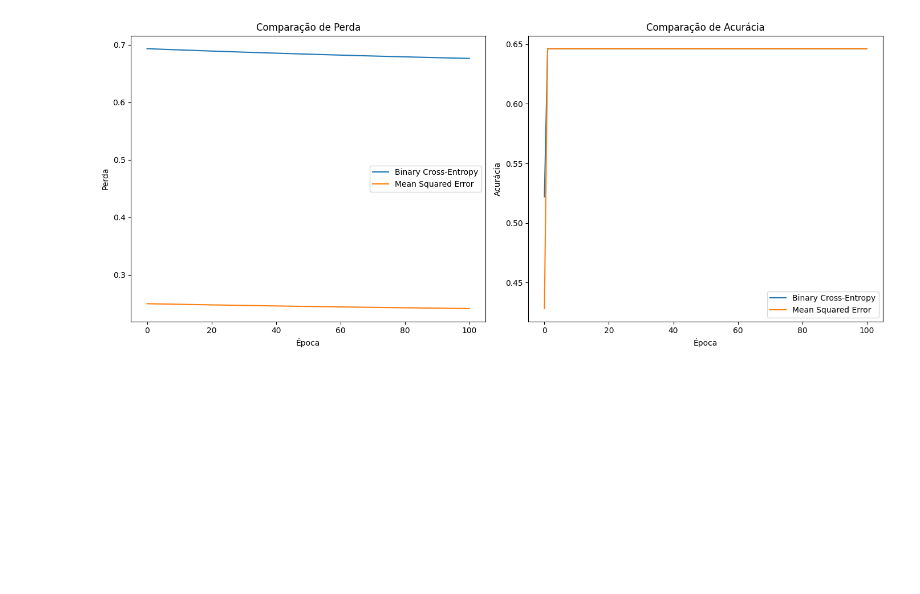
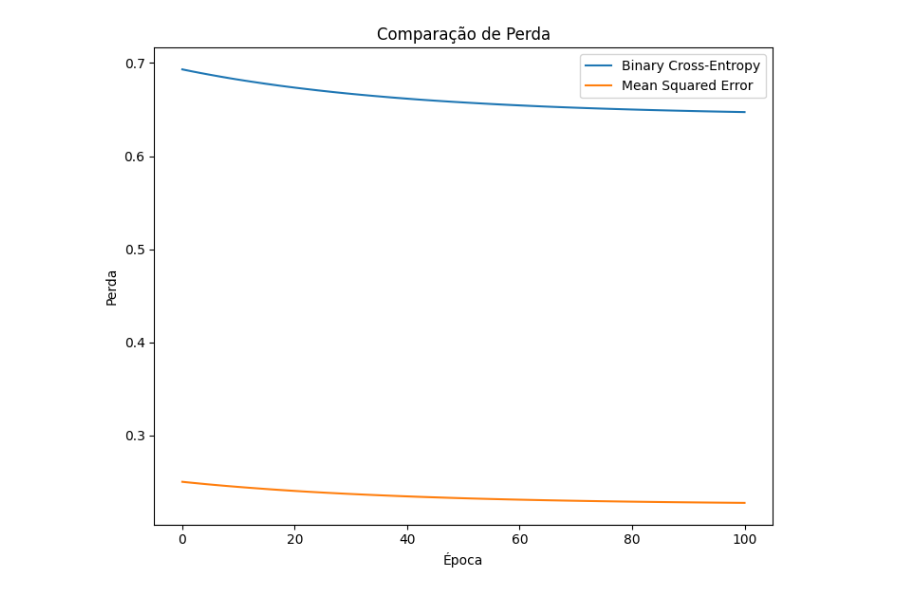
Before and after one commit to felipeabe/artificial-neural-network, a Jupyter notebook: trabalho.ipynb, the cells around one changed output. Saved outputs shown, nothing was run; the diff lists cells and outputs as text; code cells hidden in the pictures; blank space fills up the shorter version.

```diff
--- a/trabalho.ipynb
+++ b/trabalho.ipynb
@@ -130,4 +107,28 @@ Proporção das classes no conjunto de teste:
 # %%
+#import binary dataset
+dfb = pd.read_csv('alzheimer.csv')
+#outcome:
+# 1- alzheimer
+# 0- no alzheimer
+
+#selecting useful columns
+selected_columns = ['Age', 'Gender','Smoking', 'EducationLevel', 'BMI' ,'SleepQuality', 'CholesterolLDL', 'FamilyHistoryAlzheimers','PhysicalActivity', 'Diagnosis']
+dfb = dfb[selected_columns]
+
+#normalizing data
+columns_to_normalize = ["BMI", "SleepQuality", "Age", "CholesterolLDL", "FamilyHistoryAlzheimers", "PhysicalActivity"]
+dfb[columns_to_normalize] = dfb[columns_to_normalize].apply(
+    lambda x: ((x - x.min()) / (x.max() - x.min())).round(3)
+)
+
+#spliting the dataframe
+#training 80% of dataset
+#testing 20% of dataset
+split_point2 = int(0.8 * len(dfb))
+train_binary = dfb[:split_point2]
+test_binary = dfb[split_point2:]
+
+
 import numpy as np
 import pandas as pd
 from sklearn.metrics import accuracy_score
@@ -176,18 +177,11 @@ def plot_training_comparison(history_bce, history_mse):
     plt.title('Comparação de Perda')
     plt.legend()
 
-    # Gráfico de acurácia
-    plt.subplot(1, 2, 2)
-    plt.plot(epochs, history_bce['accuracy'], label='Binary Cross-Entropy')
-    plt.plot(epochs, history_mse['accuracy'], label='Mean Squared Error')
-    plt.xlabel('Época')
-    plt.ylabel('Acurácia')
-    plt.title('Comparação de Acurácia')
-    plt.legend()
 
     plt.tight_layout()
     plt.show()
 
+acuracia_final=0
 class NeuralNetwork:
     def __init__(self, layers, activations, loss_function, learning_rate=0.01):
         self.layers = layers
@@ -256,28 +250,32 @@ class NeuralNetwork:
 
             # Calcular acurácia (se aplicável)
             accuracy = np.mean((y_pred > 0.5).astype(int) == y.reshape(-1, 1))
-            self.history['accuracy'].append(accuracy)
+            acuracia_final=accuracy
 
             self.backward(X, y)
 
             # Exibir progresso a cada 10 épocas
             if epoch % 10 == 0:
-                print(f"Epoch {epoch}/{epochs}, Loss: {loss:.4f}, Accuracy: {accuracy:.4f}")
+                print(f"Epoch {epoch}/{epochs}, Loss: {loss:.4f}")
 
         print("Treinamento concluído.")
+        print(f'Acurácia final: {(accuracy*100).round(2)}%')
+
 
     def predict(self, X):
         y_pred = self.forward(X)
         return (y_pred > 0.5).astype(int)
 
 # Dados de treino e teste
-train_data = pd.read_csv('alzheimer_train.csv')
-test_data = pd.read_csv('alzheimer_test.csv')
+train_data = train_binary
+test_data = test_binary
 
 X_train = train_data.drop(columns=['Diagnosis']).values
 y_train = train_data['Diagnosis'].values
 X_test = test_data.drop(columns=['Diagnosis']).values
 y_test = test_data['Diagnosis'].values
+
+
 
 # Treinar o primeiro modelo (Binary Cross-Entropy)
 print("Treinando modelo com Binary Cross-Entropy...")
@@ -285,23 +283,10 @@ nn_bce = NeuralNetwork(
     layers=[X_train.shape[1], 10, 5, 1],
     activations=['relu', 'tanh', 'sigmoid'],
     loss_function='binary_cross_entropy',
-    learning_rate=0.01
-)
-# Treinar o primeiro modelo (Binary Cross-Entropy)
-print("Treinando modelo com Binary Cross-Entropy...")
-nn_bce = NeuralNetwork(
-    layers=[X_train.shape[1], 10, 5, 1],
-    activations=['relu', 'tanh', 'sigmoid'],
-    loss_function='binary_cross_entropy',
-    learning_rate=0.01
+    learning_rate=0.05
 )
 
 nn_bce.train(X_train, y_train, epochs=100)
-
-# Avaliar o modelo com BCE
-y_pred_bce = nn_bce.predict(X_test)
-accuracy_bce = accuracy_score(y_test, y_pred_bce)
-print(f"Accuracy do modelo com Binary Cross-Entropy: {accuracy_bce:.2%}")
 
 # Treinar o segundo modelo (Mean Squared Error)
 print("\nTreinando modelo com Mean Squared Error...")
@@ -309,9 +294,15 @@ nn_mse = NeuralNetwork(
     layers=[X_train.shape[1], 10, 5, 1],
     activations=['relu', 'tanh', 'sigmoid'],
     loss_function='mse',
-    learning_rate=0.01
+    learning_rate=0.05
 )
 nn_mse.train(X_train, y_train, epochs=100)
+
+# Avaliar o modelo com BCE
+y_pred_bce = nn_bce.predict(X_test)
+accuracy_bce = accuracy_score(y_test, y_pred_bce)
+
+
 
 # Avaliar o modelo com MSE
 y_pred_mse = nn_mse.predict(X_test)
@@ -341 +332 @@ Accuracy do modelo com Mean Squared Error: 64.65%
-[figure, old version]
+[figure, new version]
```
Also changed, not shown: parts of 9 cells of this notebook.
